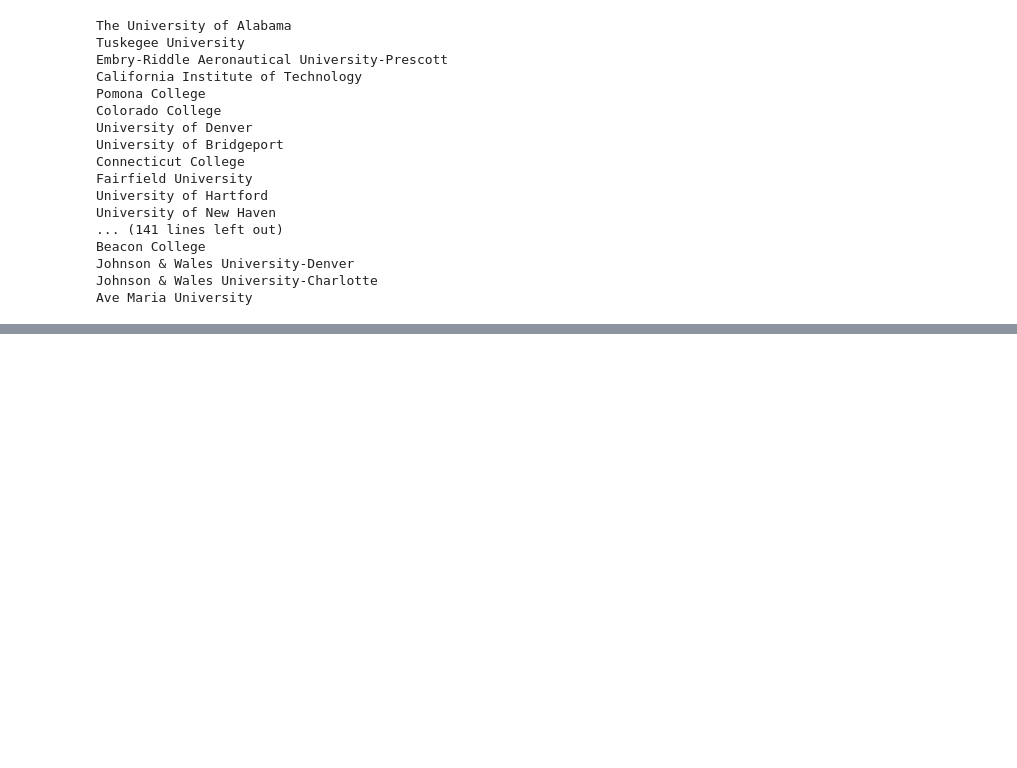
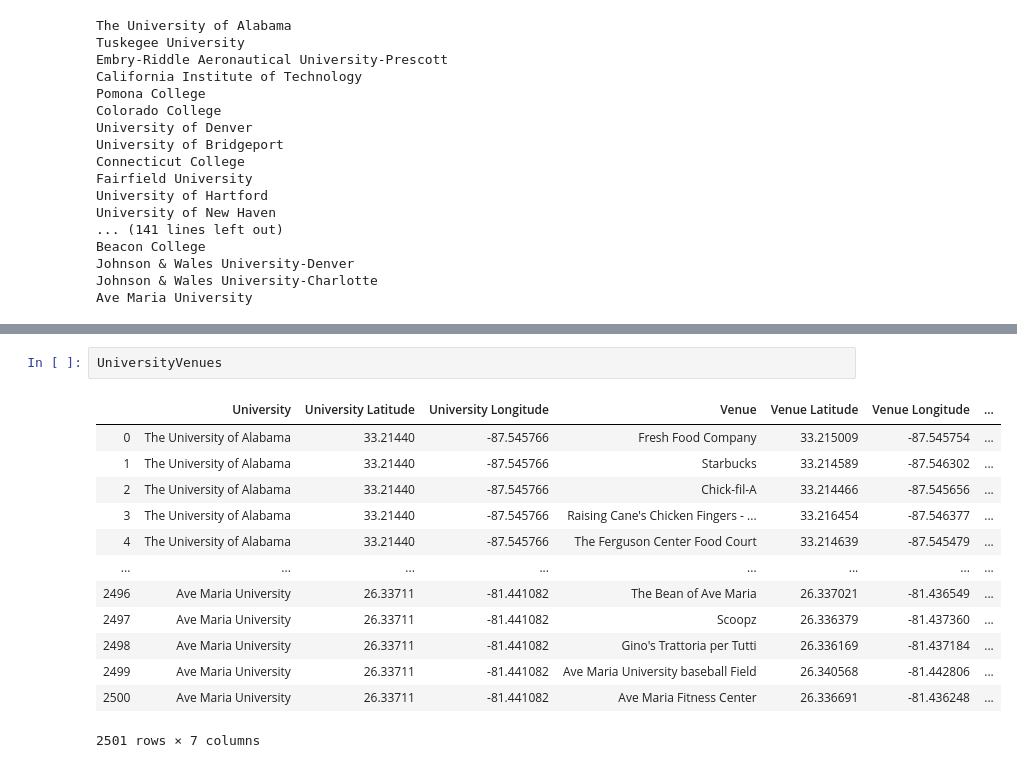
Before and after one commit to StevieDrew/DataScienceCapstone, a Jupyter notebook: University-Venues.ipynb, the cells around one changed output, grey strips where cells are left out. Saved outputs shown, nothing was run; the diff lists cells and outputs as text; blank space fills up the shorter version.

```diff
--- a/University-Venues.ipynb
+++ b/University-Venues.ipynb
@@ -160,0 +162,16 @@ UniversityVenues.shape
+# %%
+UniversityVenues
+# %% [output]
+|  | University | University Latitude | University Longitude | Venue | Venue Latitude | Venue Longitude | ... |
+| 0 | The University of Alabama | 33.21440 | -87.545766 | Fresh Food Company | 33.215009 | -87.545754 | ... |
+| 1 | The University of Alabama | 33.21440 | -87.545766 | Starbucks | 33.214589 | -87.546302 | ... |
+| 2 | The University of Alabama | 33.21440 | -87.545766 | Chick-fil-A | 33.214466 | -87.545656 | ... |
+| 3 | The University of Alabama | 33.21440 | -87.545766 | Raising Cane's Chicken Fingers - ... | 33.216454 | -87.546377 | ... |
+| 4 | The University of Alabama | 33.21440 | -87.545766 | The Ferguson Center Food Court | 33.214639 | -87.545479 | ... |
+| ... | ... | ... | ... | ... | ... | ... | ... |
+| 2496 | Ave Maria University | 26.33711 | -81.441082 | The Bean of Ave Maria | 26.337021 | -81.436549 | ... |
+| 2497 | Ave Maria University | 26.33711 | -81.441082 | Scoopz | 26.336379 | -81.437360 | ... |
+| 2498 | Ave Maria University | 26.33711 | -81.441082 | Gino's Trattoria per Tutti | 26.336169 | -81.437184 | ... |
+| 2499 | Ave Maria University | 26.33711 | -81.441082 | Ave Maria University baseball Field | 26.340568 | -81.442806 | ... |
+| 2500 | Ave Maria University | 26.33711 | -81.441082 | Ave Maria Fitness Center | 26.336691 | -81.436248 | ... |
+2501 rows × 7 columns
```
Also changed, not shown: parts of 28 cells of this notebook.
